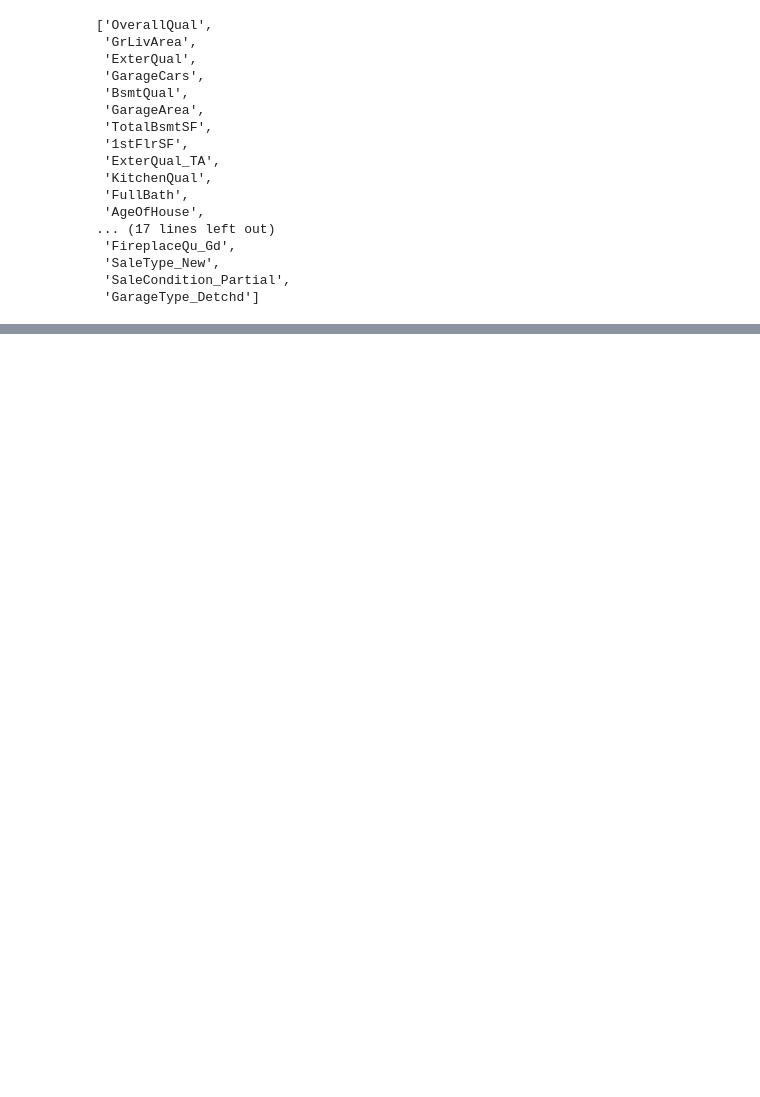
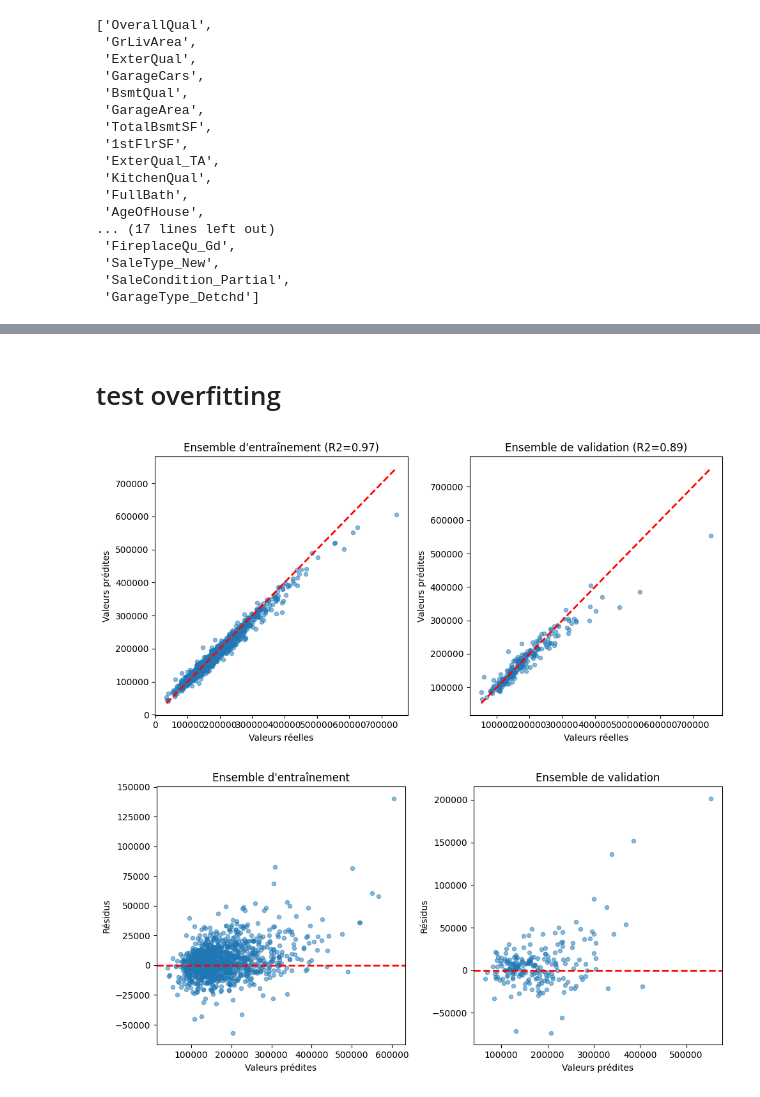
Before and after one commit to Judor/projetHousingML, a Jupyter notebook: ml.ipynb, the cells around one changed output, grey strips where cells are left out. Drawn from its saved outputs; the diff is of its cells as text; code cells hidden in the pictures; blank space fills up the shorter version.

Commit message:
added: graph

```diff
--- a/ml.ipynb
+++ b/ml.ipynb
@@ -328,0 +328,51 @@ XGBoostError: No evaluation result, `eval_set` is not used during training.
+# %% [markdown]
+# test overfitting
+# %%
+from sklearn.metrics import r2_score
+import matplotlib.pyplot as plt
+
+y_train_pred = final_estimator.predict(X_train_selected)
+
+# Calculer les résidus sur les ensembles d'entraînement et de validation
+residuals_train = y_train - y_train_pred
+residuals_valid = y_test - y_pred
+
+# Tracer le modèle et les résidus pour les ensembles d'entraînement et de validation
+plt.figure(figsize=(10, 5))
+plt.subplot(1, 2, 1)
+plt.scatter(y_train, y_train_pred, s=20, alpha=0.5)
+plt.plot([min(y_train), max(y_train)], [min(y_train), max(y_train)], '--r', linewidth=2)
+plt.xlabel('Valeurs réelles')
+plt.ylabel('Valeurs prédites')
+plt.title(f'Ensemble d\'entraînement (R2={r2_score(y_train, y_train_pred):.2f})')
+
+plt.subplot(1, 2, 2)
+plt.scatter(y_test, y_pred, s=20, alpha=0.5)
+plt.plot([min(y_test), max(y_test)], [min(y_test), max(y_test)], '--r', linewidth=2)
+plt.xlabel('Valeurs réelles')
+plt.ylabel('Valeurs prédites')
+plt.title(f'Ensemble de validation (R2={r2_score(y_test, y_pred):.2f})')
+
+plt.tight_layout()
+plt.show()
+
+plt.figure(figsize=(10, 5))
+plt.subplot(1, 2, 1)
+plt.scatter(y_train_pred, residuals_train, s=20, alpha=0.5)
+plt.axhline(y=0, color='r', linestyle='--', linewidth=2)
+plt.xlabel('Valeurs prédites')
+plt.ylabel('Résidus')
+plt.title('Ensemble d\'entraînement')
+
+plt.subplot(1, 2, 2)
+plt.scatter(y_pred, residuals_valid, s=20, alpha=0.5)
+plt.axhline(y=0, color='r', linestyle='--', linewidth=2)
+plt.xlabel('Valeurs prédites')
+plt.ylabel('Résidus')
+plt.title('Ensemble de validation')
+
+plt.tight_layout()
+plt.show()
+# %% [output]
+[figure, added]
+[figure, added]
```
Also changed, not shown: parts of 3 cells of this notebook.
